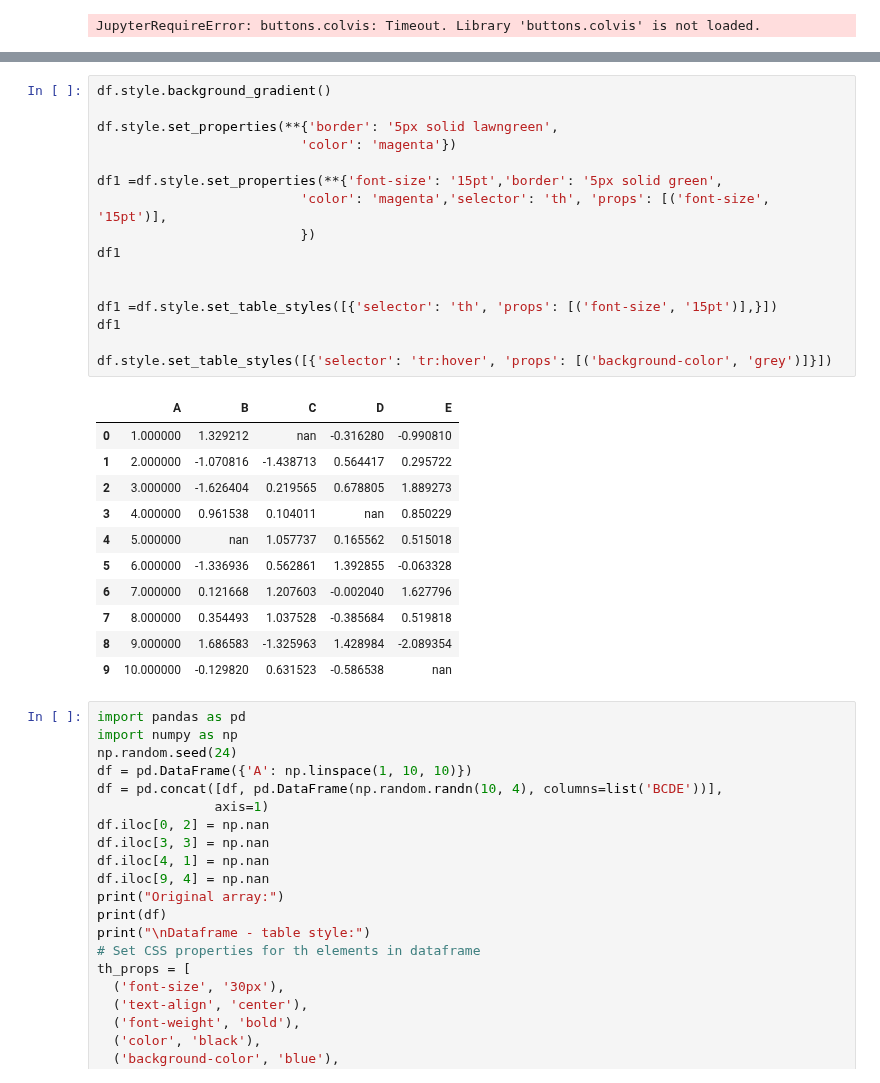
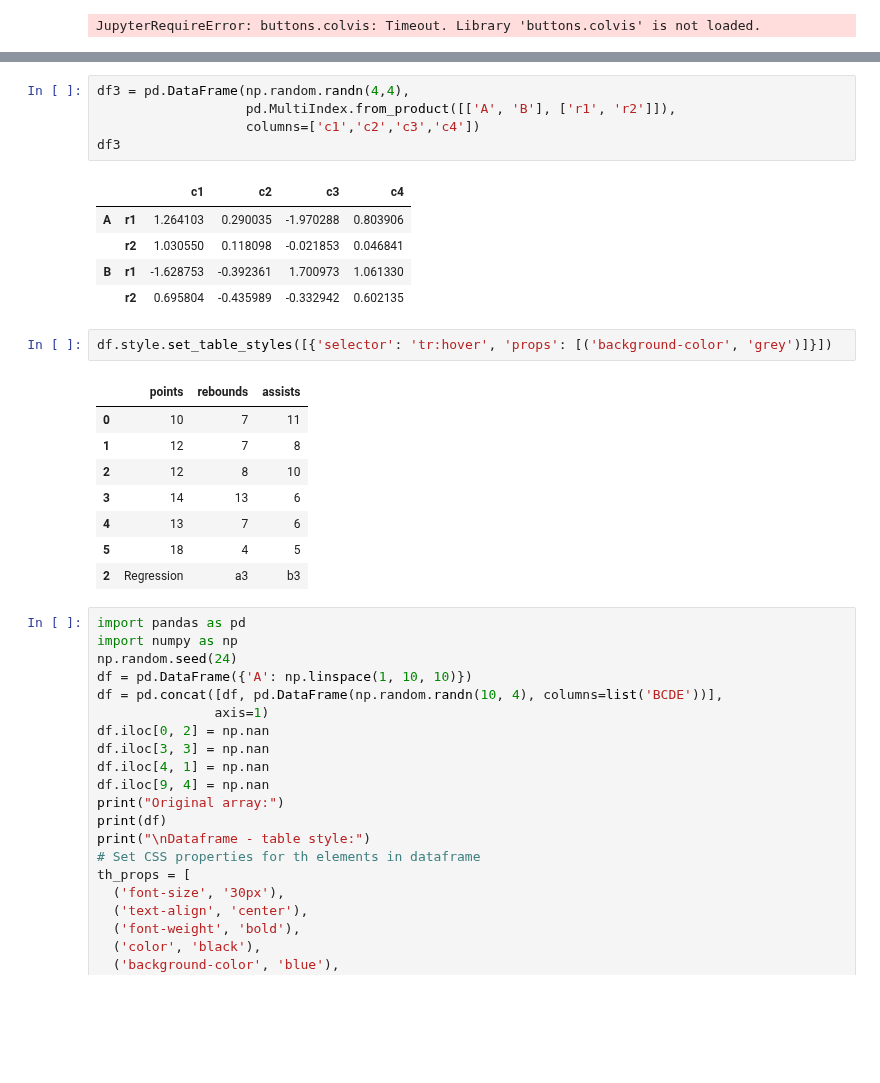
Before and after one commit to ruth-maker/file, a Jupyter notebook: King_County_Blueprint_Dataframes.ipynb, the cells around one changed output, grey strips where cells are left out. Drawn from its saved outputs; the diff is of its cells as text; blank space fills up the shorter version.

```diff
--- a/King_County_Blueprint_Dataframes.ipynb
+++ b/King_County_Blueprint_Dataframes.ipynb
@@ -481,31 +691,25 @@ JupyterRequireError: buttons.colvis: Timeout. Library 'buttons.colvis' is not lo
+# %%
+df3 = pd.DataFrame(np.random.randn(4,4),
+                   pd.MultiIndex.from_product([['A', 'B'], ['r1', 'r2']]),
+                   columns=['c1','c2','c3','c4'])
+df3
+# %% [output]
+|  |  | c1 | c2 | c3 | c4 |
+| A | r1 | 1.264103 | 0.290035 | -1.970288 | 0.803906 |
+|  | r2 | 1.030550 | 0.118098 | -0.021853 | 0.046841 |
+| B | r1 | -1.628753 | -0.392361 | 1.700973 | 1.061330 |
+|  | r2 | 0.695804 | -0.435989 | -0.332942 | 0.602135 |
 # %%
-df.style.background_gradient()
-
-df.style.set_properties(**{'border': '5px solid lawngreen',
-                          'color': 'magenta'})
-
-df1 =df.style.set_properties(**{'font-size': '15pt','border': '5px solid green',
-                          'color': 'magenta','selector': 'th', 'props': [('font-size', '15pt')],
-                          })
-df1
-
-
-df1 =df.style.set_table_styles([{'selector': 'th', 'props': [('font-size', '15pt')],}])
-df1
-
 df.style.set_table_styles([{'selector': 'tr:hover', 'props': [('background-color', 'grey')]}])
 # %% [output]
-|  | A | B | C | D | E |
-| 0 | 1.000000 | 1.329212 | nan | -0.316280 | -0.990810 |
-| 1 | 2.000000 | -1.070816 | -1.438713 | 0.564417 | 0.295722 |
-| 2 | 3.000000 | -1.626404 | 0.219565 | 0.678805 | 1.889273 |
-| 3 | 4.000000 | 0.961538 | 0.104011 | nan | 0.850229 |
-| 4 | 5.000000 | nan | 1.057737 | 0.165562 | 0.515018 |
-| 5 | 6.000000 | -1.336936 | 0.562861 | 1.392855 | -0.063328 |
-| 6 | 7.000000 | 0.121668 | 1.207603 | -0.002040 | 1.627796 |
-| 7 | 8.000000 | 0.354493 | 1.037528 | -0.385684 | 0.519818 |
-| 8 | 9.000000 | 1.686583 | -1.325963 | 1.428984 | -2.089354 |
-| 9 | 10.000000 | -0.129820 | 0.631523 | -0.586538 | nan |
+|  | points | rebounds | assists |
+| 0 | 10 | 7 | 11 |
+| 1 | 12 | 7 | 8 |
+| 2 | 12 | 8 | 10 |
+| 3 | 14 | 13 | 6 |
+| 4 | 13 | 7 | 6 |
+| 5 | 18 | 4 | 5 |
+| 2 | Regression | a3 | b3 |
 # %%
 import pandas as pd
 import numpy as np
```
Also changed, not shown: parts of 34 cells of this notebook, 1 other file.
